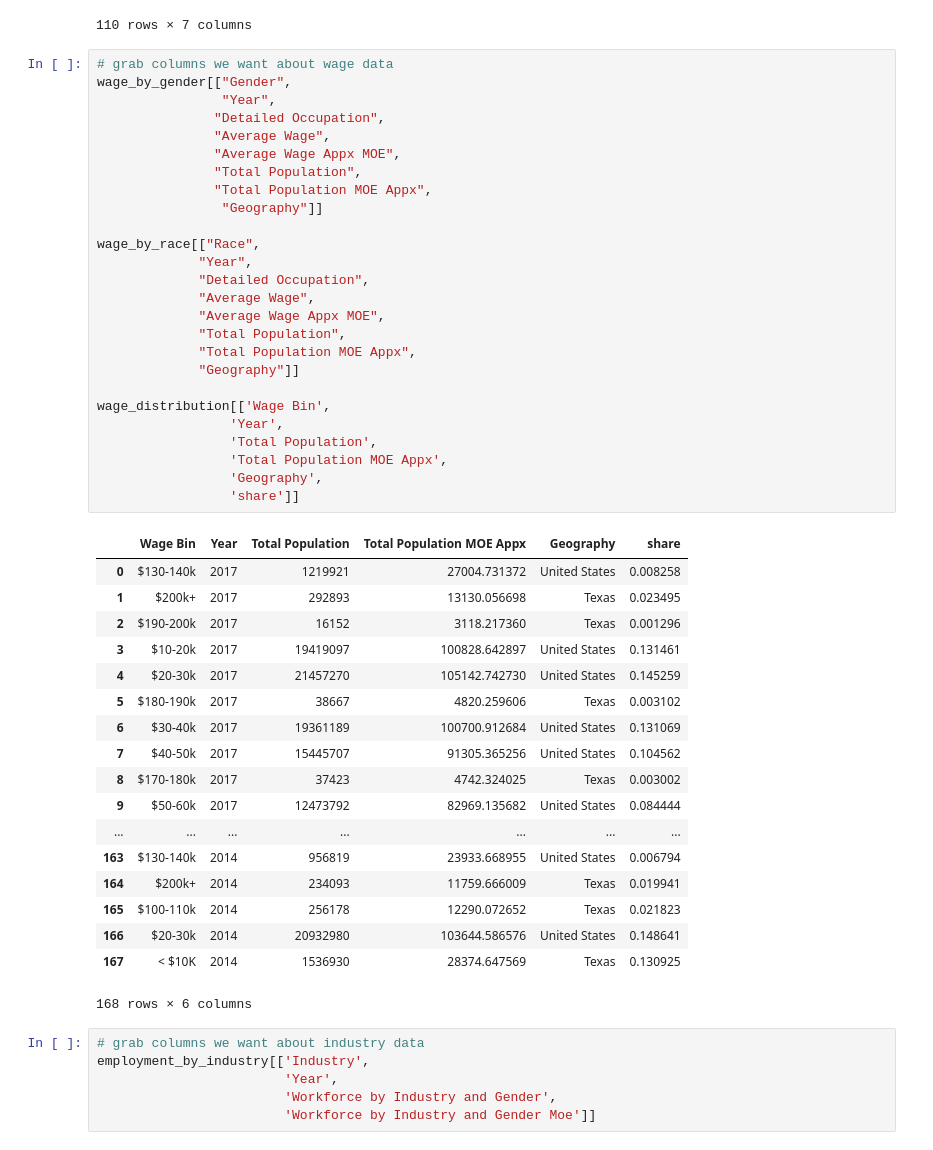
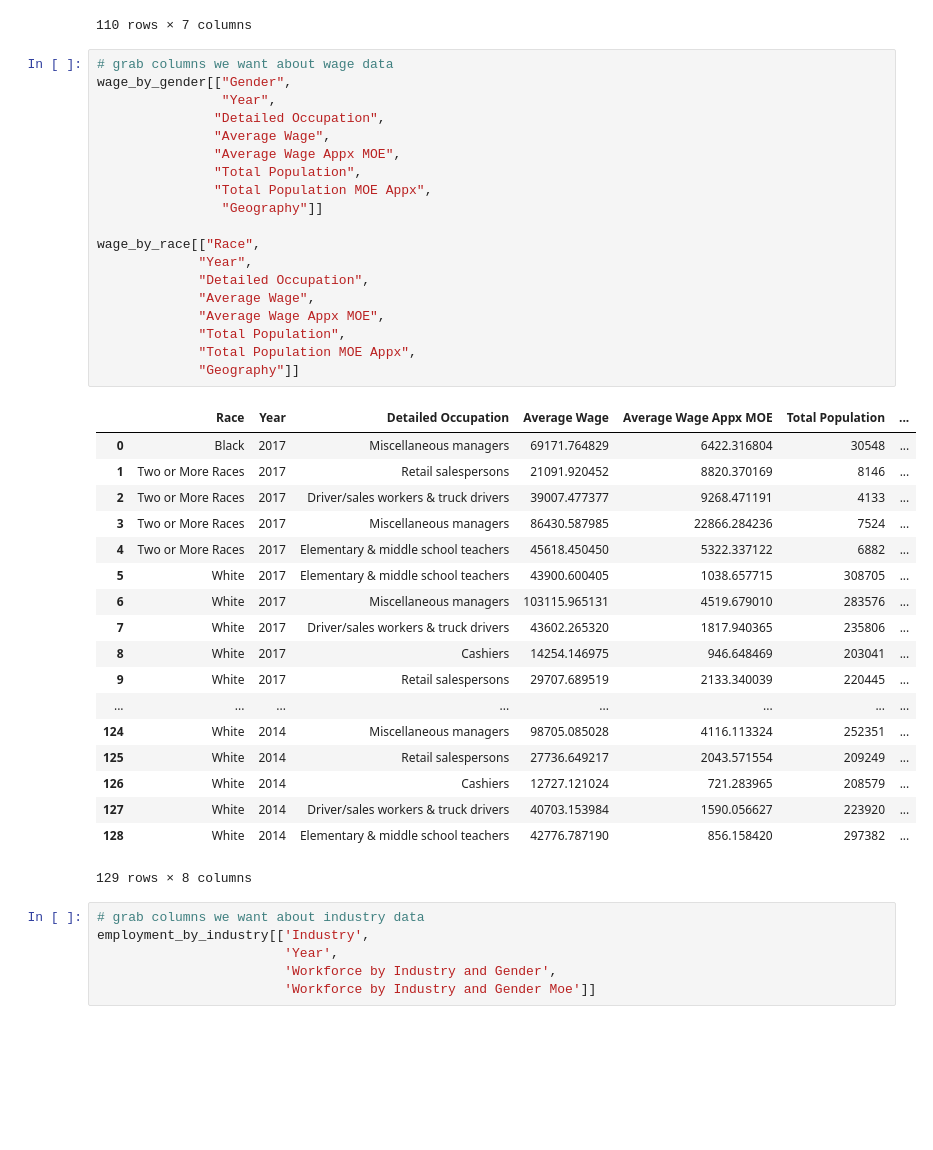
Before and after one commit to aktavern/Project-1, a Jupyter notebook: Project 1 - Final Data Analysis.ipynb, the cells around one changed output. Drawn from its saved outputs; the diff is of its cells as text; blank space fills up the shorter version.

```diff
--- a/Project 1 - Final Data Analysis.ipynb
+++ b/Project 1 - Final Data Analysis.ipynb
@@ -80,48 +80,41 @@ age_nativity[['ID Age',
 # %%
 # grab columns we want about wage data
 wage_by_gender[["Gender",
                 "Year",
                "Detailed Occupation",
                "Average Wage",
                "Average Wage Appx MOE",
                "Total Population",
                "Total Population MOE Appx",
                 "Geography"]]
 
 wage_by_race[["Race",
              "Year",
              "Detailed Occupation",
              "Average Wage",
              "Average Wage Appx MOE",
              "Total Population",
              "Total Population MOE Appx",
              "Geography"]]
-
-wage_distribution[['Wage Bin',
-                 'Year',
-                 'Total Population',
-                 'Total Population MOE Appx',
-                 'Geography',
-                 'share']]
 # %% [output]
-|  | Wage Bin | Year | Total Population | Total Population MOE Appx | Geography | share |
-| 0 | $130-140k | 2017 | 1219921 | 27004.731372 | United States | 0.008258 |
-| 1 | $200k+ | 2017 | 292893 | 13130.056698 | Texas | 0.023495 |
-| 2 | $190-200k | 2017 | 16152 | 3118.217360 | Texas | 0.001296 |
-| 3 | $10-20k | 2017 | 19419097 | 100828.642897 | United States | 0.131461 |
-| 4 | $20-30k | 2017 | 21457270 | 105142.742730 | United States | 0.145259 |
-| 5 | $180-190k | 2017 | 38667 | 4820.259606 | Texas | 0.003102 |
-| 6 | $30-40k | 2017 | 19361189 | 100700.912684 | United States | 0.131069 |
-| 7 | $40-50k | 2017 | 15445707 | 91305.365256 | United States | 0.104562 |
-| 8 | $170-180k | 2017 | 37423 | 4742.324025 | Texas | 0.003002 |
-| 9 | $50-60k | 2017 | 12473792 | 82969.135682 | United States | 0.084444 |
-| ... | ... | ... | ... | ... | ... | ... |
-| 163 | $130-140k | 2014 | 956819 | 23933.668955 | United States | 0.006794 |
-| 164 | $200k+ | 2014 | 234093 | 11759.666009 | Texas | 0.019941 |
-| 165 | $100-110k | 2014 | 256178 | 12290.072652 | Texas | 0.021823 |
-| 166 | $20-30k | 2014 | 20932980 | 103644.586576 | United States | 0.148641 |
-| 167 | < $10K | 2014 | 1536930 | 28374.647569 | Texas | 0.130925 |
+|  | Race | Year | Detailed Occupation | Average Wage | Average Wage Appx MOE | Total Population | ... |
+| 0 | Black | 2017 | Miscellaneous managers | 69171.764829 | 6422.316804 | 30548 | ... |
+| 1 | Two or More Races | 2017 | Retail salespersons | 21091.920452 | 8820.370169 | 8146 | ... |
+| 2 | Two or More Races | 2017 | Driver/sales workers & truck drivers | 39007.477377 | 9268.471191 | 4133 | ... |
+| 3 | Two or More Races | 2017 | Miscellaneous managers | 86430.587985 | 22866.284236 | 7524 | ... |
+| 4 | Two or More Races | 2017 | Elementary & middle school teachers | 45618.450450 | 5322.337122 | 6882 | ... |
+| 5 | White | 2017 | Elementary & middle school teachers | 43900.600405 | 1038.657715 | 308705 | ... |
+| 6 | White | 2017 | Miscellaneous managers | 103115.965131 | 4519.679010 | 283576 | ... |
+| 7 | White | 2017 | Driver/sales workers & truck drivers | 43602.265320 | 1817.940365 | 235806 | ... |
+| 8 | White | 2017 | Cashiers | 14254.146975 | 946.648469 | 203041 | ... |
+| 9 | White | 2017 | Retail salespersons | 29707.689519 | 2133.340039 | 220445 | ... |
+| ... | ... | ... | ... | ... | ... | ... | ... |
+| 124 | White | 2014 | Miscellaneous managers | 98705.085028 | 4116.113324 | 252351 | ... |
+| 125 | White | 2014 | Retail salespersons | 27736.649217 | 2043.571554 | 209249 | ... |
+| 126 | White | 2014 | Cashiers | 12727.121024 | 721.283965 | 208579 | ... |
+| 127 | White | 2014 | Driver/sales workers & truck drivers | 40703.153984 | 1590.056627 | 223920 | ... |
+| 128 | White | 2014 | Elementary & middle school teachers | 42776.787190 | 856.158420 | 297382 | ... |
-168 rows × 6 columns
+129 rows × 8 columns
 # %%
 # grab columns we want about industry data
 employment_by_industry[['Industry',
```
Also changed, not shown: parts of 5 cells of this notebook.
